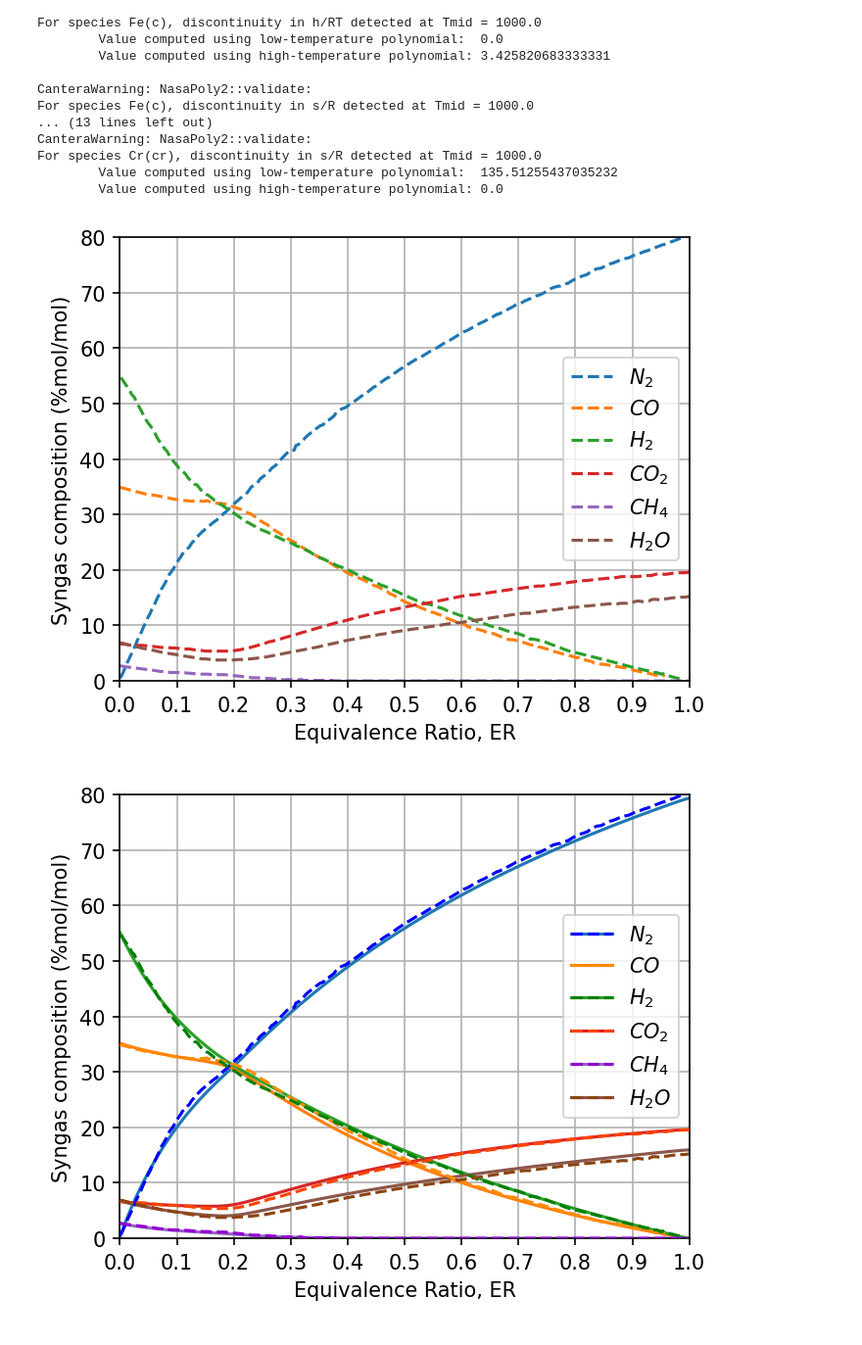
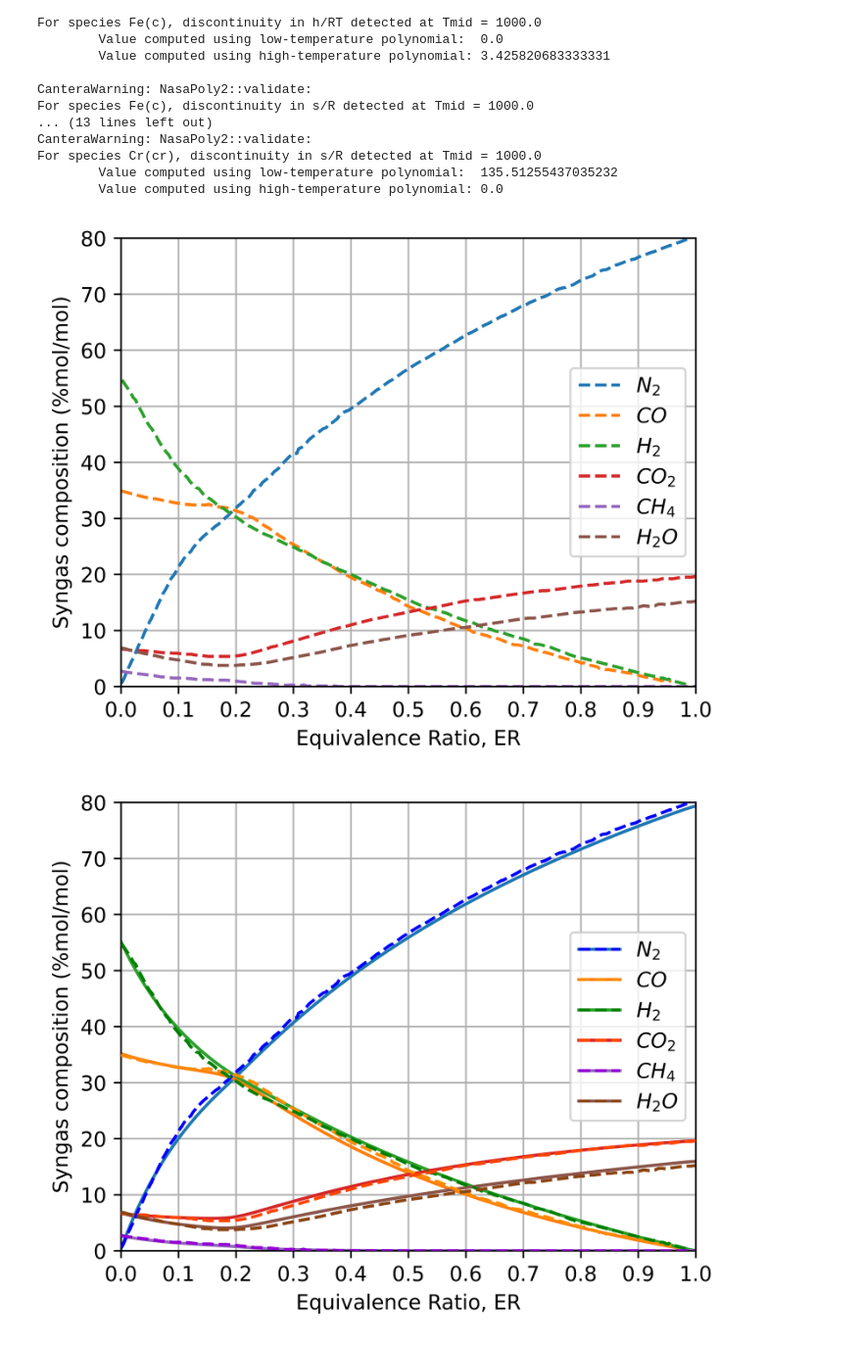
Before and after one commit to jubaldi/gasification, a Jupyter notebook: notebooks/li.ipynb, the cells around one changed output. Shown at 98% size. Drawn from its saved outputs; the diff is of its cells as text; code cells hidden in the pictures.

Commit message:
Fixed result figures for the paper

```diff
--- a/notebooks/li.ipynb
+++ b/notebooks/li.ipynb
@@ -56,7 +58,7 @@ for i, er in enumerate(ERs):
     outs2.append(outlet2)
 # %%
 li_graph = pd.read_excel('data/li_graph.xlsx')
-fig1 = plt.figure(figsize=(5,4), dpi=150)
+fig1 = plt.figure(figsize=(5,4), dpi=1000)
 plt.plot(li_graph['ER3'], li_graph['N2'], label='$N_2$', linestyle='--')
 plt.plot(li_graph['ER2'], li_graph['CO'], label='$CO$', linestyle='--')
 plt.plot(li_graph['ER1'], li_graph['H2'], label='$H_2$', linestyle='--')
@@ -70,37 +72,37 @@ plt.legend()
 plt.xlabel('Equivalence Ratio, ER')
 plt.ylabel('Syngas composition (%mol/mol)')
 plt.grid()
-plt.savefig('figures/li0.png')
+plt.savefig('figures/li0.jpg')
 plt.show()
 # %% [output]
-[figure, old version]
+[figure, new version]
 # %%
 colors1 = ['tab:blue', 'tab:orange', 'tab:green', 'tab:red', 'tab:purple', 'tab:brown']
 colors2 = ['blue', 'darkorange', 'green', 'orangered', 'darkviolet', 'saddlebrown']
-fig1, ax1 = plt.subplots(figsize=(5,4), dpi=150)
+fig1, ax1 = plt.subplots(figsize=(5,4), dpi=1000)
 m1, = ax1.plot(ERs, [100*out.get_syngas_fraction('N2', water=False, nitrogen=True) for out in outs1], zorder=2, color=colors1[0])
 m2, = ax1.plot(ERs, [100*out.get_syngas_fraction('CO', water=False, nitrogen=True) for out in outs1], zorder=2, color=colors1[1])
 m3, = ax1.plot(ERs, [100*out.get_syngas_fraction('H2', water=False, nitrogen=True) for out in outs1], zorder=2, color=colors1[2])
 m4, = ax1.plot(ERs, [100*out.get_syngas_fraction('CO2', water=False, nitrogen=True) for out in outs1], zorder=2, color=colors1[3])
 m5, = ax1.plot(ERs, [100*out.get_syngas_fraction('CH4', water=False, nitrogen=True) for out in outs1], zorder=2, color=colors1[4])
 m6, = ax1.plot(ERs, [100*out.get_syngas_fraction('H2O', water=True, nitrogen=True) for out in outs1], zorder=2, color=colors1[5])
 n1, = ax1.plot(li_graph['ER3'], li_graph['N2'], linestyle='--',zorder=3, color=colors2[0])
 n2, = ax1.plot(li_graph['ER2'], li_graph['CO'], linestyle='--', zorder=3, color=colors2[1])
 n3, = ax1.plot(li_graph['ER1'], li_graph['H2'], linestyle='--', zorder=3, color=colors2[2])
 n4, = ax1.plot(li_graph['ER4'], li_graph['CO2'], linestyle='--', zorder=3, color=colors2[3])
 n5, = ax1.plot(li_graph['ER6'], li_graph['CH4'], linestyle='--', zorder=3, color=colors2[4])
 n6, = ax1.plot(li_graph['ER5'], li_graph['H2O'], linestyle='--', zorder=3, color=colors2[5])
 plt.xlim(0, 1)
 plt.ylim(0, 80)
 plt.xticks(np.arange(ERs[0], ERs[-1]+1E-9, 0.1))
 l = ax1.legend([(m1, n1),(m2, n2),(m3,n3),(m4,n4),(m5,n5),(m6,n6)], ['$N_2$', '$CO$', '$H_2$', '$CO_2$', '$CH_4$', '$H_2O$'])
 plt.xlabel('Equivalence Ratio, ER')
 plt.ylabel('Syngas composition (%mol/mol)')
 ax1.grid()
-plt.savefig('figures/li1.png')
+plt.savefig('figures/li1.jpg')
 plt.show()
 # %% [output]
-[figure, old version]
+[figure, new version]
 # %%
 species = ['N2', 'CO', 'H2', 'CO2', 'CH4']
 labels = ['$N_2$', '$CO$', '$H_2$', '$CO_2$', '$CH_4$']
```
Also changed, not shown: parts of 2 cells of this notebook, 56 other files.
